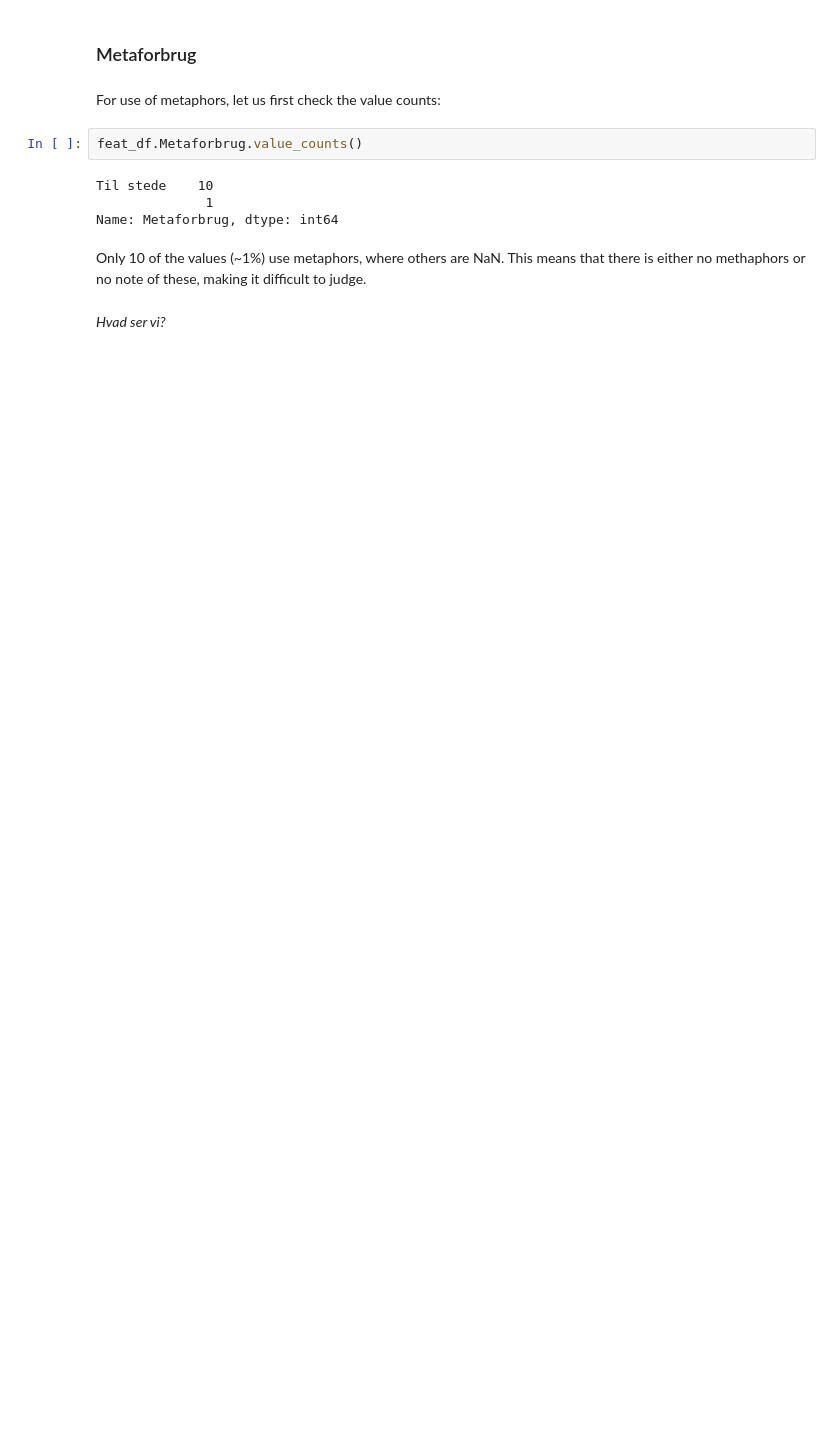
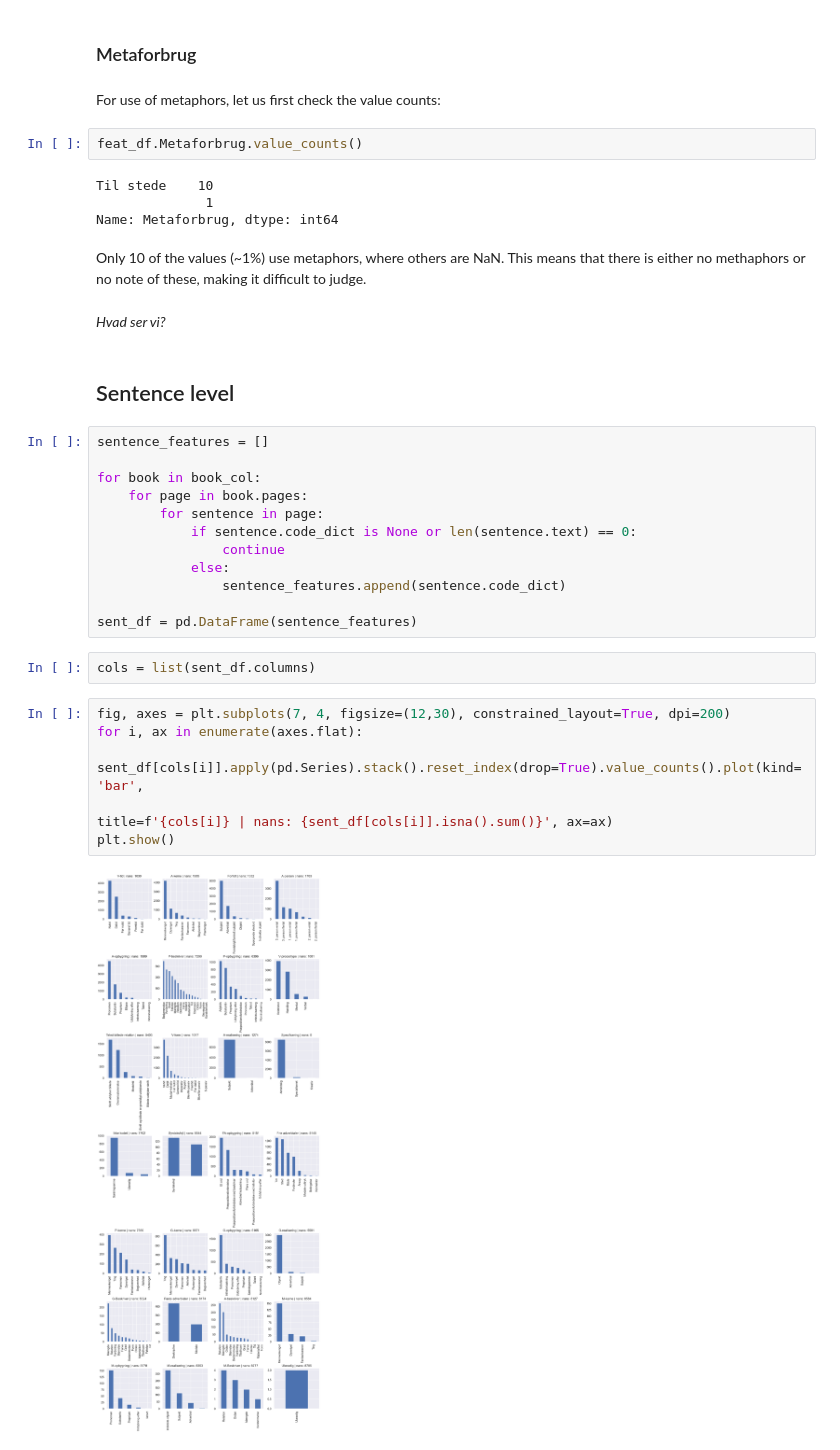
Before and after one commit to StefPetro/ATEL_speciale, a Jupyter notebook: exploratory.ipynb, the cells around one changed output. Saved outputs shown, nothing was run; the diff lists cells and outputs as text; blank space fills up the shorter version.

Commit message:
add sentence level

```diff
--- a/exploratory.ipynb
+++ b/exploratory.ipynb
@@ -317,3 +317,27 @@ Name: Metaforbrug, dtype: int64
 Only 10 of the values (~1%) use metaphors, where others are NaN. This means that there is either no methaphors or no note of these, making it difficult to judge.
 # %% [markdown]
 *Hvad ser vi?*
+# %% [markdown]
+## Sentence level
+# %%
+sentence_features = []
+
+for book in book_col:
+    for page in book.pages:
+        for sentence in page:
+            if sentence.code_dict is None or len(sentence.text) == 0:
+                continue
+            else:
+                sentence_features.append(sentence.code_dict)
+
+sent_df = pd.DataFrame(sentence_features)
+# %%
+cols = list(sent_df.columns)
+# %%
+fig, axes = plt.subplots(7, 4, figsize=(12,30), constrained_layout=True, dpi=200)
+for i, ax in enumerate(axes.flat):
+    sent_df[cols[i]].apply(pd.Series).stack().reset_index(drop=True).value_counts().plot(kind='bar',
+                                                                                  title=f'{cols[i]} | nans: {sent_df[cols[i]].isna().sum()}', ax=ax)
+plt.show()
+# %% [output]
+[figure, added]
```
Also changed, not shown: parts of 6 cells of this notebook.
